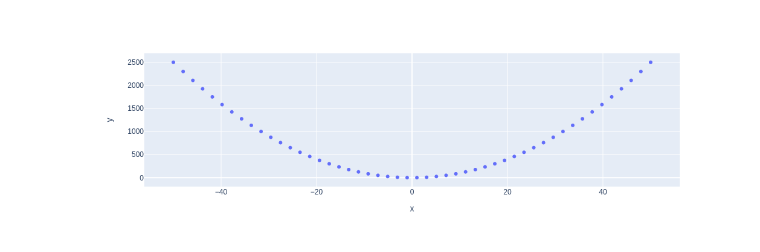
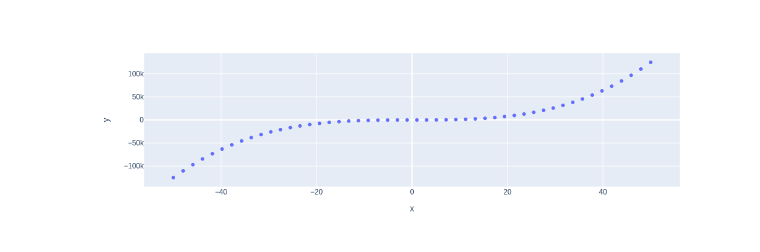
Before and after one commit to hdelnegro/my-notebooks-repo, a Jupyter notebook: experiment1.ipynb, the cells around one changed output. Drawn from its saved outputs; the diff is of its cells as text; code cells hidden in the pictures.

```diff
--- a/experiment1.ipynb
+++ b/experiment1.ipynb
@@ -1,17 +1,17 @@
 # %%
 import numpy as np
 import plotly.express as px
 
 # x-axis data points
 x = np.linspace(start=-50, stop=50)
 
 # y-axis data points
-y = x ** 2
+y = x ** 3
 
 # define the plot
 fig = px.scatter(x=x, y=y)
 
 fig.show()
 # %% [output]
 [interactive output not drawn]
-[figure, old version]
+[figure, new version]
```
